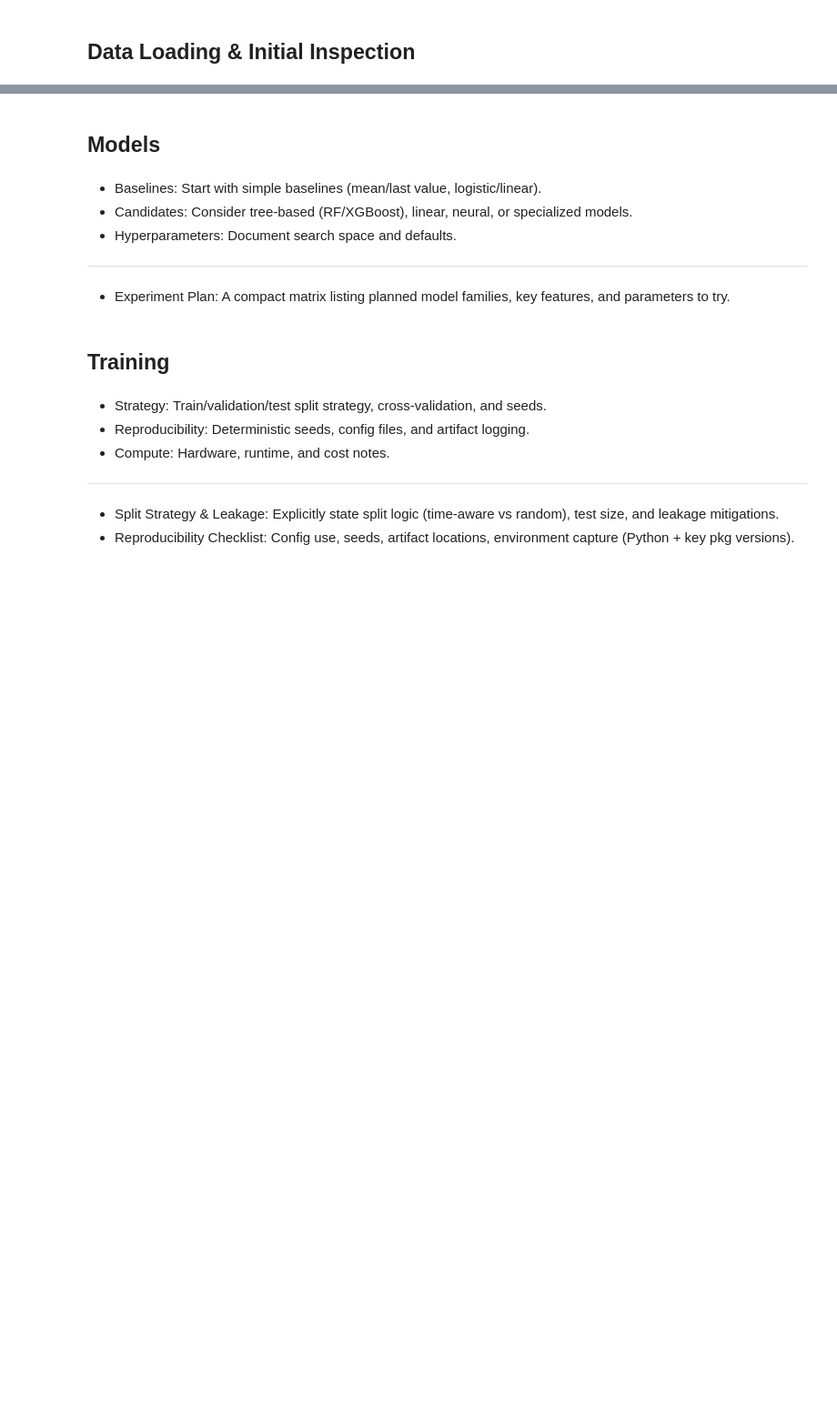
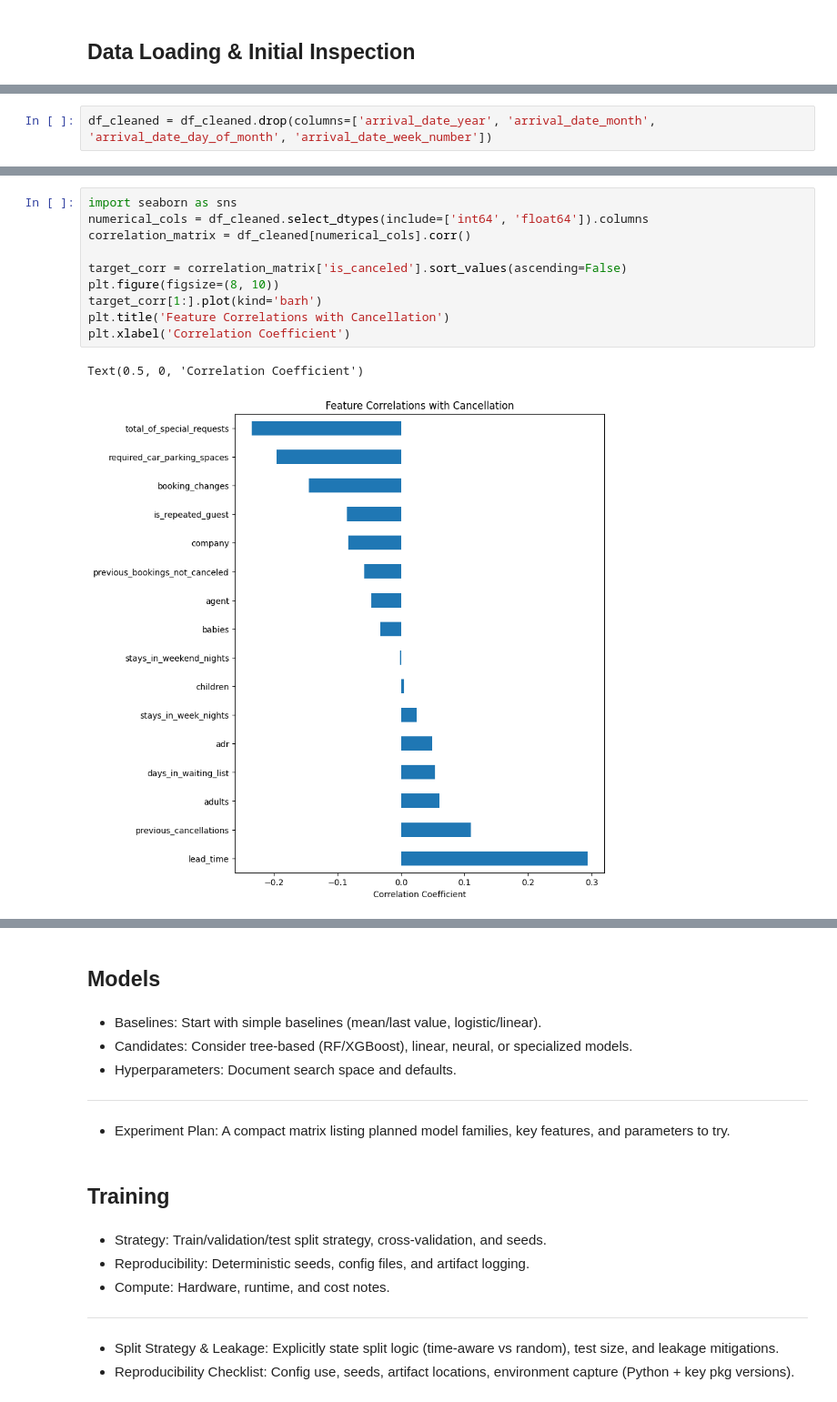
Before and after one commit to tgrytnes/Hotel_Cancellation_Risk, a Jupyter notebook: notebooks/main.ipynb, the cells around one changed output, grey strips where cells are left out. Shown at 91% size. Drawn from its saved outputs; the diff is of its cells as text; blank space fills up the shorter version.

```diff
--- a/notebooks/main.ipynb
+++ b/notebooks/main.ipynb
@@ -160,0 +247,2 @@ Error:
+# %%
+df_cleaned = df_cleaned.drop(columns=['arrival_date_year', 'arrival_date_month', 'arrival_date_day_of_month', 'arrival_date_week_number'])
@@ -160,0 +270,13 @@ Error:
+# %%
+import seaborn as sns
+numerical_cols = df_cleaned.select_dtypes(include=['int64', 'float64']).columns
+correlation_matrix = df_cleaned[numerical_cols].corr()
+
+target_corr = correlation_matrix['is_canceled'].sort_values(ascending=False)
+plt.figure(figsize=(8, 10))
+target_corr[1:].plot(kind='barh')
+plt.title('Feature Correlations with Cancellation')
+plt.xlabel('Correlation Coefficient')
+# %% [output]
+Text(0.5, 0, 'Correlation Coefficient')
+[figure, added]
```
Also changed, not shown: parts of 48 cells of this notebook, 24 other files.
